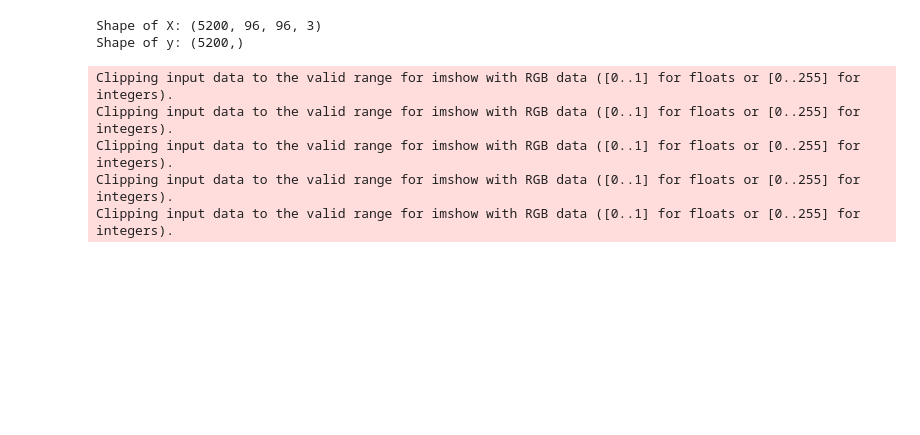
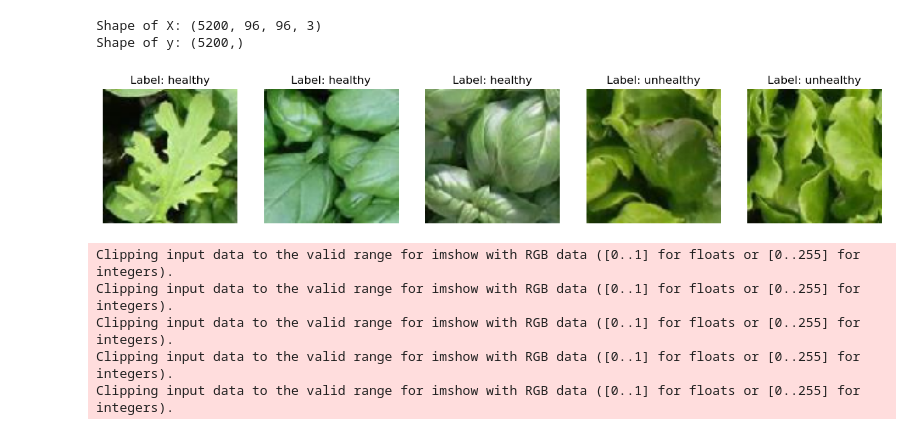
Before and after one commit to Icon1cc/ANN-DL-Competition1, a Jupyter notebook: Data_Prep_Processing.ipynb, the cells around one changed output. Drawn from its saved outputs; the diff is of its cells as text; code cells hidden in the pictures; blank space fills up the shorter version.

Commit message:
Added Data Checks and labels

```diff
--- a/Data_Prep_Processing.ipynb
+++ b/Data_Prep_Processing.ipynb
@@ -15,6 +15,20 @@ print("Shape of y:", y.shape)
 # %% [output]
 Shape of X: (5200, 96, 96, 3)
 Shape of y: (5200,)
+# %%
+# Check if scaling is needed
+if X.max() > 1.0:
+    X = X.astype('float32') / 255.0
+
+# Now, the images should be properly scaled. Let's try displaying them again.
+fig, axes = plt.subplots(1, 5, figsize=(15, 3))
+for i, ax in enumerate(axes):
+    ax.imshow(X[i])
+    ax.set_title(f"Label: {y[i]}")
+    ax.axis('off')
+plt.show()
+# %% [output]
+[figure, added]
 # %%
 fig, axes = plt.subplots(1, 5, figsize=(15, 3))
 for i, ax in enumerate(axes):
```
Also changed, not shown: parts of 7 cells of this notebook.
